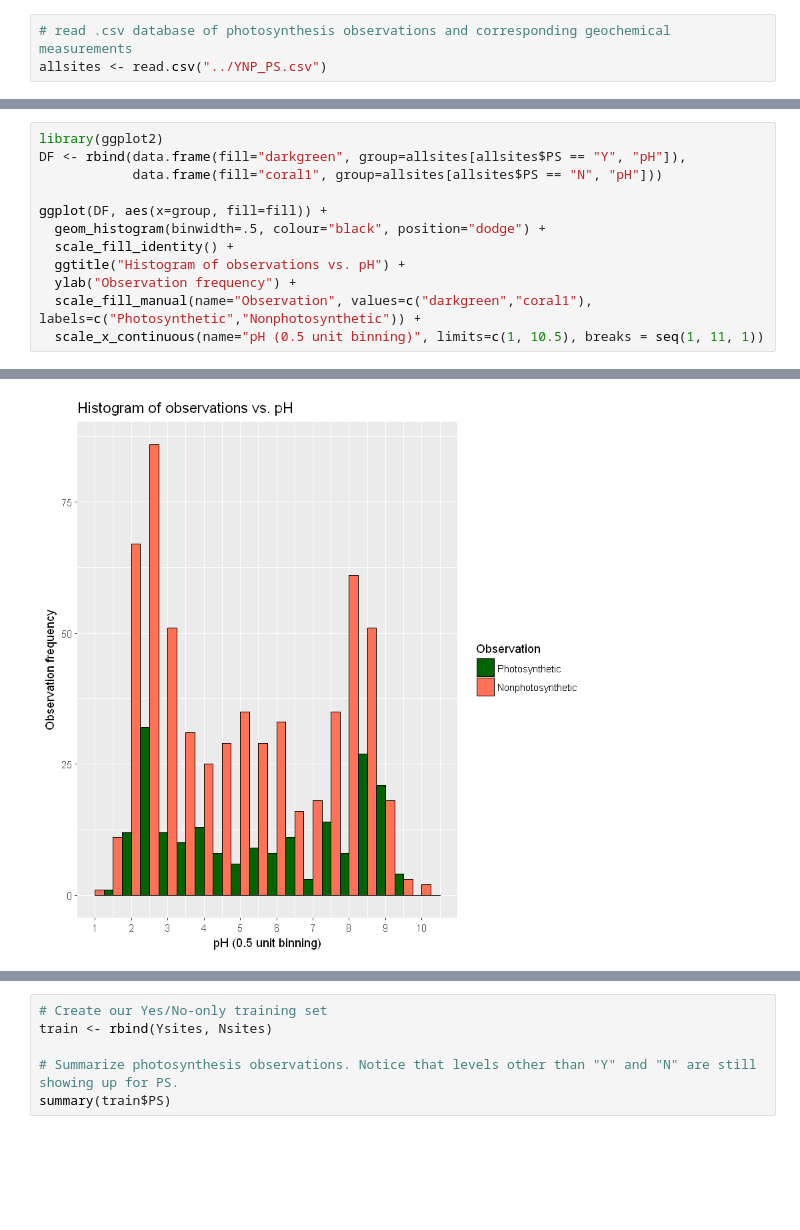
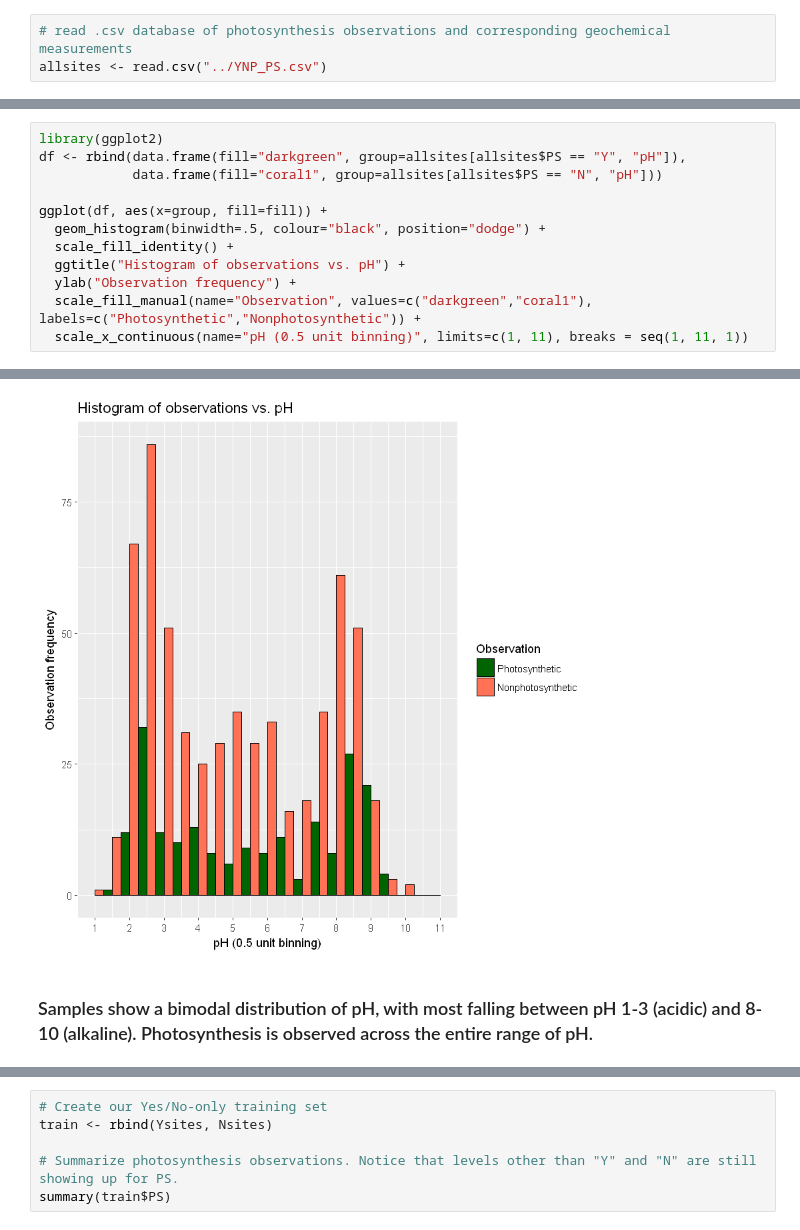
Before and after one commit to gmboyer/HydrothermalPhotosynthesis, a Jupyter notebook: HydrothermalPhotosynthesis.ipynb, the cells around one changed output, grey strips where cells are left out. Saved outputs shown, nothing was run; the diff lists cells and outputs as text; blank space fills up the shorter version.

```diff
--- a/HydrothermalPhotosynthesis.ipynb
+++ b/HydrothermalPhotosynthesis.ipynb
@@ -51,13 +60,13 @@ summary(allsites$PS)
 # %%
 library(ggplot2)
-DF <- rbind(data.frame(fill="darkgreen", group=allsites[allsites$PS == "Y", "pH"]),
+df <- rbind(data.frame(fill="darkgreen", group=allsites[allsites$PS == "Y", "pH"]),
             data.frame(fill="coral1", group=allsites[allsites$PS == "N", "pH"]))
 
-ggplot(DF, aes(x=group, fill=fill)) +
+ggplot(df, aes(x=group, fill=fill)) +
   geom_histogram(binwidth=.5, colour="black", position="dodge") +
   scale_fill_identity() +
   ggtitle("Histogram of observations vs. pH") +
   ylab("Observation frequency") +
   scale_fill_manual(name="Observation", values=c("darkgreen","coral1"), labels=c("Photosynthetic","Nonphotosynthetic")) +
-  scale_x_continuous(name="pH (0.5 unit binning)", limits=c(1, 10.5), breaks = seq(1, 11, 1))
+  scale_x_continuous(name="pH (0.5 unit binning)", limits=c(1, 11), breaks = seq(1, 11, 1))
 # %% [output]
@@ -65,7 +75,9 @@ Scale for 'fill' is already present. Adding another scale for 'fill', which
 will replace the existing scale.
 Warning message:
 "Removed 2 rows containing non-finite values (stat_bin)."Warning message:
 "Removed 2 rows containing missing values (geom_bar)."
-[figure, old version]
+[figure, new version]
+# %% [markdown]
+### Samples show a bimodal distribution of pH, with most falling between pH 1-3 (acidic) and 8-10 (alkaline). Photosynthesis is observed across the entire range of pH.
 # %%
 library(ggplot2)
```
Also changed, not shown: parts of 28 cells of this notebook.
